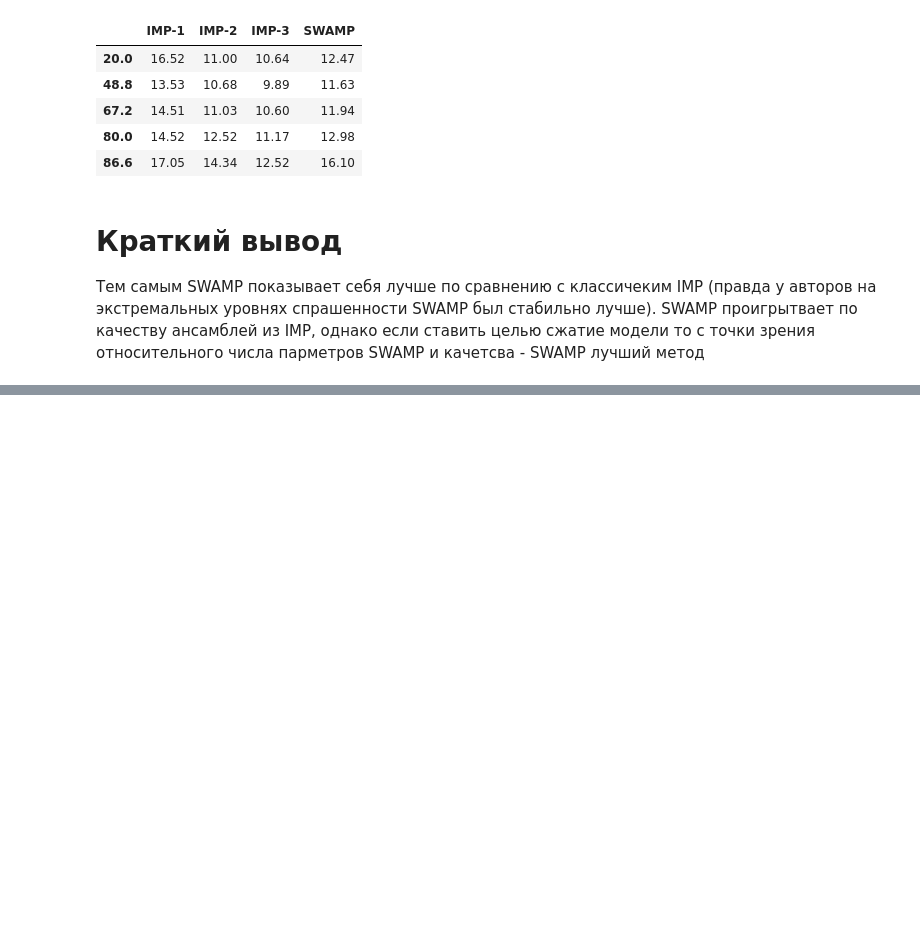
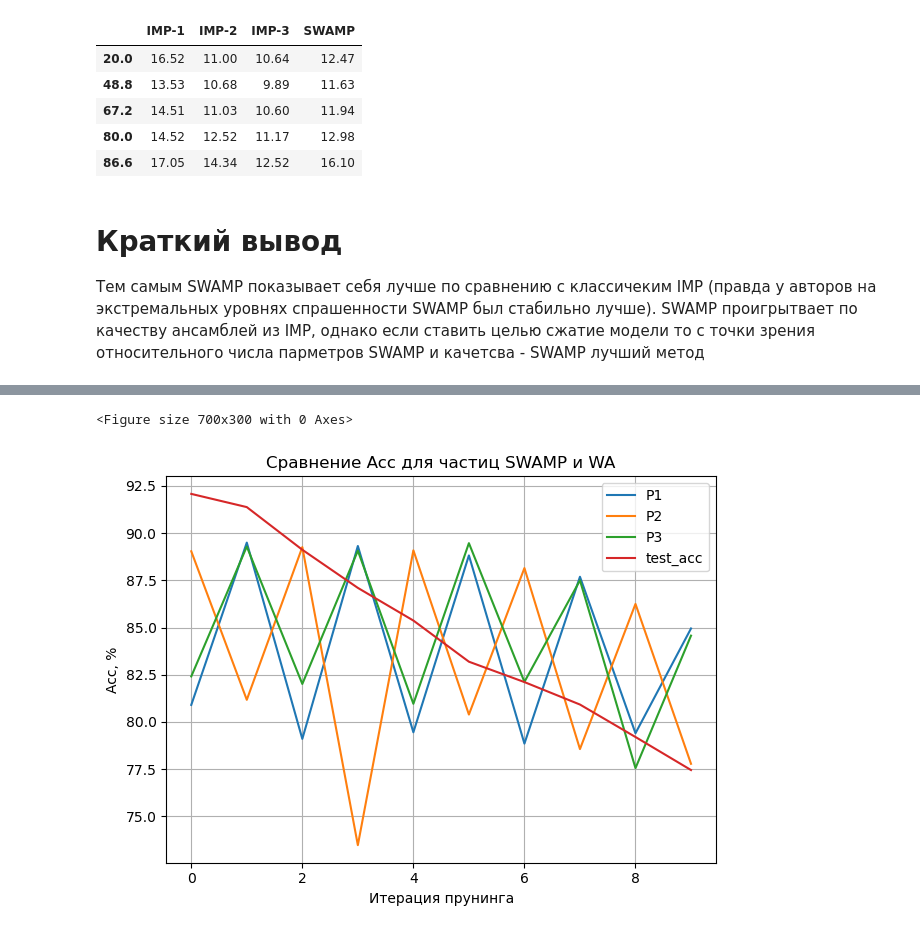
Before and after one commit to OllaAmigos/swamp-iterative-pruning, a Jupyter notebook: swamp_project.ipynb, the cells around one changed output, grey strips where cells are left out. Cells and saved outputs as stored; diff of their text form; code cells hidden in the pictures; blank space fills up the shorter version.

```diff
--- a/swamp_project.ipynb
+++ b/swamp_project.ipynb
@@ -908,0 +988,20 @@ err_data.iloc[1::2]
+# %%
+particles = pd.read_csv('test_acc_by_iteration.csv', index_col='Unnamed: 0')
+particles.columns = ['P1','P2','P3']
+swamp_metrics = pd.read_csv('swamp_metrics.csv', index_col='Unnamed: 0')[['iteration','test_acc']]
+swamp_metrics.rename(columns={'test_acc':'WA'}, inplace=True)
+# %%
+plt.figure(figsize=(7, 3))
+
+pd.concat([particles, pd.read_csv('swamp_metrics.csv', index_col='Unnamed: 0')[['test_acc']]], axis=1).plot()
+
+plt.xlabel("Итерация прунинга")
+plt.ylabel("Acc, %")
+plt.title("Сравнение Acc для частиц SWAMP и WA")
+plt.legend()
+plt.grid(True)
+plt.tight_layout()
+plt.show()
+# %% [output]
+<Figure size 700x300 with 0 Axes>
+[figure, added]
```
Also changed, not shown: parts of 7 cells of this notebook.
